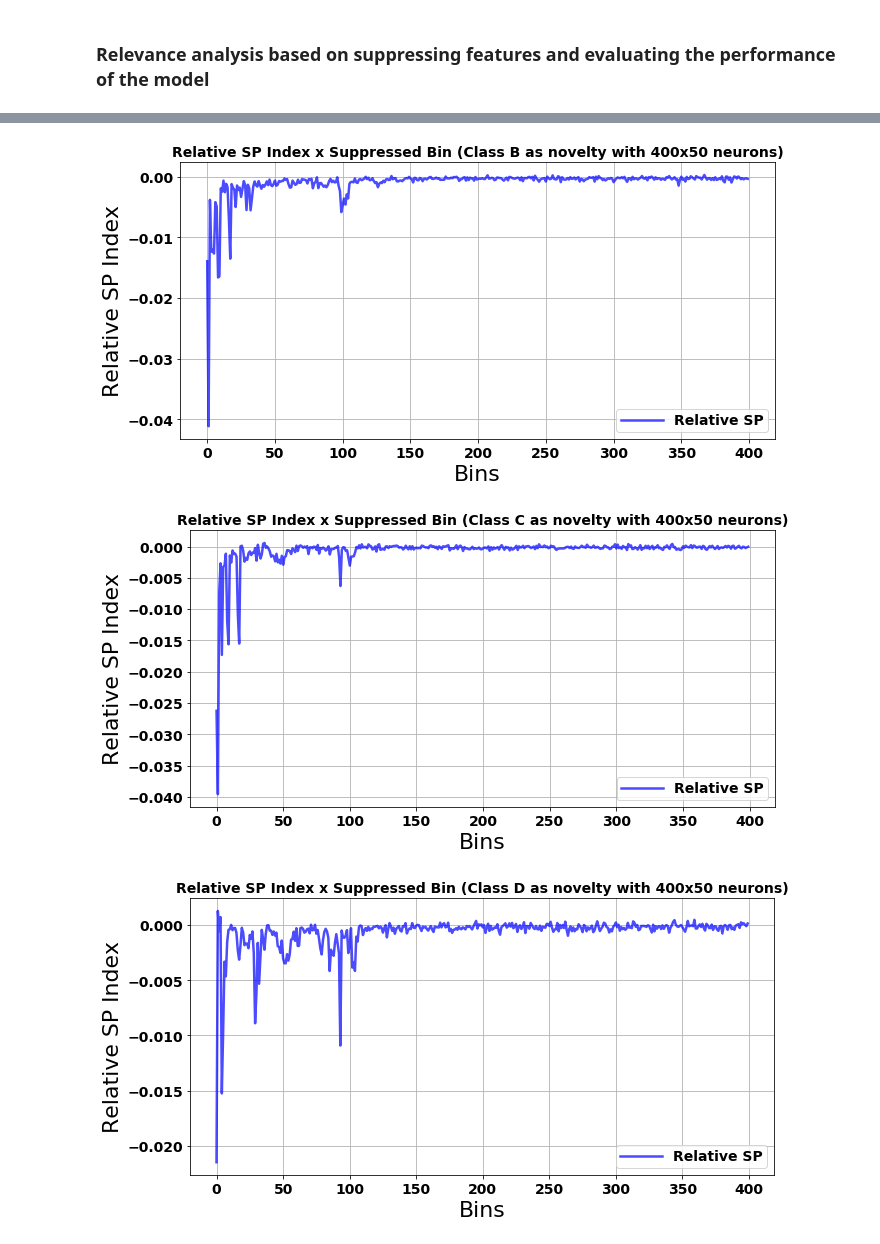
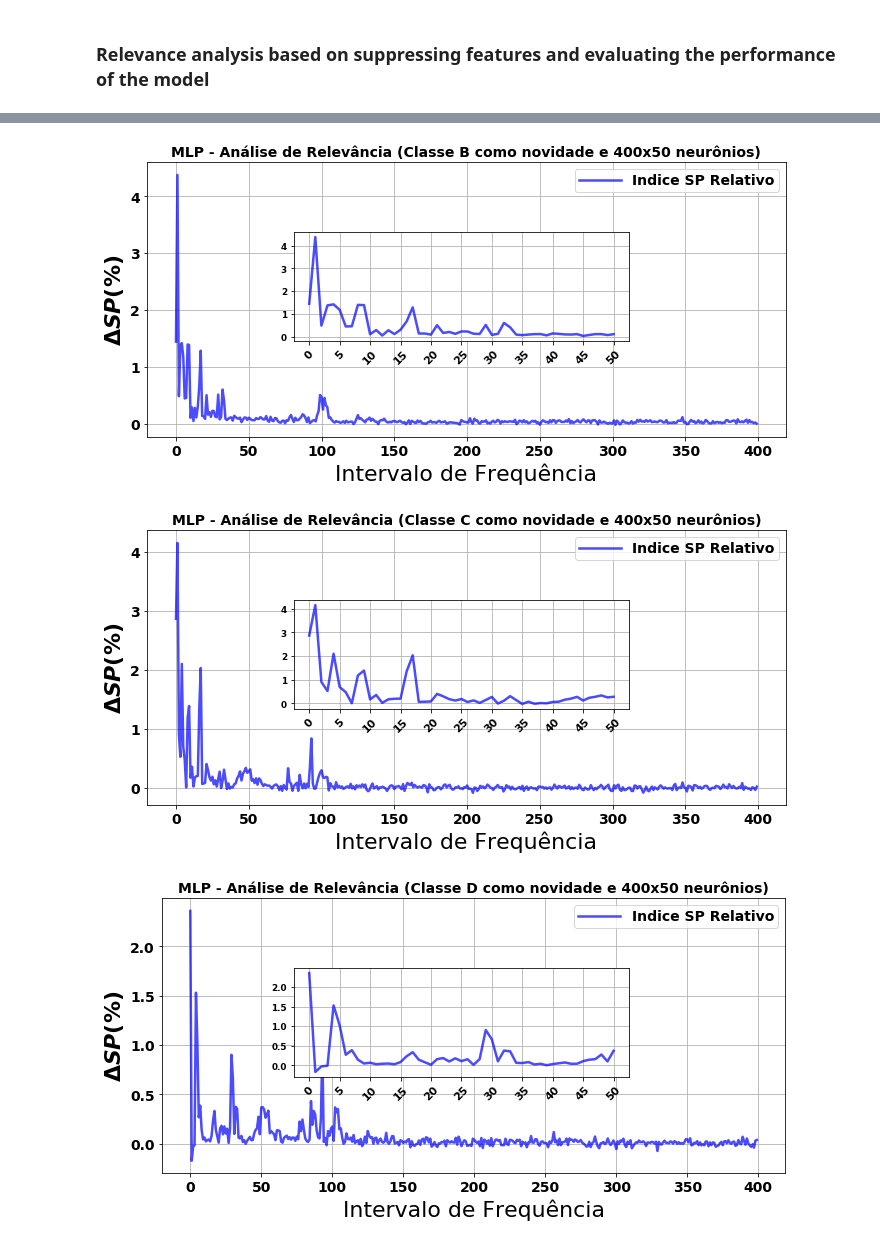
Before and after one commit to viniciusdsmello/SonarAnalysis, a Jupyter notebook: Packages/NoveltyDetection/NeuralNetwork/FeatureRelevanceAnalysis.ipynb, the cells around one changed output, grey strips where cells are left out. Drawn from its saved outputs; the diff is of its cells as text; code cells hidden in the pictures.

Commit message:
Updating analysis

```diff
--- a/Packages/NoveltyDetection/NeuralNetwork/FeatureRelevanceAnalysis.ipynb
+++ b/Packages/NoveltyDetection/NeuralNetwork/FeatureRelevanceAnalysis.ipynb
@@ -29,10 +29,10 @@ results_path = CONFIG['PACKAGE_NAME']
 training_params = {
     "Technique": "NeuralNetwork",
     "DevelopmentMode": False,
-    "DevelopmentEvents": 400,
+    "DevelopmentEvents": 300,
 }
 analysis = NNNoveltyDetectionAnalysis(parameters=training_params,
-                                      model_hash="09862c788e5407f27ba6907020be508103b7c32a8bde2875b24d33b0ffe646cb",#"288861ff98f11a0dc05b9fbd92375a80a22fe13671458441e5adc5cd38eea319",
+                                      model_hash="d7175ec280d30121856e19c075f00e5c48b862c9397484062d6c2612256f8198",#"288861ff98f11a0dc05b9fbd92375a80a22fe13671458441e5adc5cd38eea319",
                                       load_hash=True, load_data=True, verbose=True)
 all_data, all_trgt, all_trgt_sparse = analysis.getData()
 
@@ -107,7 +104,8 @@ inovelty = 0
 # neurons_mat = neurons_mat[:len(neurons_mat)-layer+2]
 
 neurons_str = models[inovelty].get_neurons_str(trn_data[inovelty],hidden_neurons=hidden_neurons)
-analysis_name = 'feature_relevance_analysis_{}_layer_{}'.format(layer, neurons_str)
+# analysis_name = 'feature_relevance_analysis_{}_layer_{}'.format(layer, neurons_str)
+analysis_name = 'feature_relevance_analysis_filled_with_mean_{}_layer_{}'.format(layer, neurons_str)
 analysis_file = os.path.join(analysis.getBaseResultsPath(), "AnalysisFiles", analysis_name + ".jbl")
 
 verbose = True
@@ -149,8 +147,9 @@ if not os.path.exists(analysis_file):
             reference_sp[inovelty, ifold] =  sp_index(known_target, np.argmax(output, axis=1))
 
             for ibin in range(n_bins):
+                print('%i '%ibin, end='')
                 temp_known_data = np.copy(known_data)
-                temp_known_data[:,ibin] = 0
+                temp_known_data[:,ibin] = np.mean(known_data[:,ibin])
                 #Get model output
                 output = classifier.predict(temp_known_data)
                 #Get SP
@@ -184,6 +172,7 @@ from sklearn import metrics
 from sklearn import preprocessing
 from sklearn.externals import joblib
 import matplotlib.pyplot as plt
+from Functions import FunctionsDataVisualization
 
 # Plot
 plt.rcParams['font.weight'] = 'bold'
@@ -196,6 +185,12 @@ plt.rcParams['legend.fontsize'] = 14
 m_colors = ['b', 'r', 'g', 'y']
 figsize = (10,5)
 
+relevance_features = {}
+
+def meth_agn_v2(x, thresh):
+    idx, = np.where(x > thresh)
+    return idx[np.argsort(x[idx])][::-1]
+
 for inovelty in range(len(analysis.class_labels)):
     # Plot results
     fig = plt.subplots(figsize=figsize)
@@ -205,27 +200,54 @@ for inovelty in range(len(analysis.class_labels)):
     mean_sp = np.mean(sp_per_bin[inovelty,:], axis=0)
     error_sp = np.std(sp_per_bin[inovelty,:,:], axis=0)
 
-    relative_sp = (mean_sp-(np.ones(mean_sp.shape)*reference_mean_sp))
+#     relative_sp = ((mean_sp-(np.ones(mean_sp.shape)*reference_mean_sp))/reference_mean_sp)*100
 
-    bins = list(range(all_data.shape[1]))
+    relative_sp = (((np.ones(mean_sp.shape)*reference_mean_sp)-mean_sp)/reference_mean_sp)*100
 
-    ax.plot(bins, relative_sp, color='b', alpha=0.7, linewidth=2.5, label='Relative SP')
+    relevance_features[analysis.class_labels[inovelty]] = {}
 
-    # ax.fill_between(bins, relative_sp+error_sp, relative_sp-error_sp, facecolor='blue', alpha=0.3)
+    relevance_features[analysis.class_labels[inovelty]]['all'] = meth_agn_v2(relative_sp, 0.01) # DeltaSP Positivo
+    relevance_features[analysis.class_labels[inovelty]]['tight'] = meth_agn_v2(relative_sp, 0.75*relative_sp.max()) # DeltaSP acima de 75% do valor maximo
+    relevance_features[analysis.class_labels[inovelty]]['medium'] = meth_agn_v2(relative_sp, 0.5*relative_sp.max()) # DeltaSP acima de 50% do valor maximo
+    relevance_features[analysis.class_labels[inovelty]]['loose'] = meth_agn_v2(relative_sp, 0.25*relative_sp.max()) # DeltaSP acima de 25% do valor maximo
+    relevance_features[analysis.class_labels[inovelty]]['veryloose'] = meth_agn_v2(relative_sp, 0.1*relative_sp.max()) # DeltaSP acima de 10% do valor maximo
 
-    ax.set_title('Relative SP Index x Suppressed Bin (Class {} as novelty with {} neurons)'.format(analysis.class_labels[inovelty], neurons_str),
+    bins = np.round(np.arange(0,all_data.shape[1],1),3)
+
+    ax.plot(bins, relative_sp, color='b', alpha=0.7, linewidth=2.5, label='Indice SP Relativo')
+
+#     ax.fill_between(bins, error_sp*100/reference_mean_sp, -error_sp*100/reference_mean_sp, facecolor='blue', alpha=0.3)
+
+    ax.set_title('MLP - Análise de Relevância (Classe {} como novidade e {} neurônios)'.format(analysis.class_labels[inovelty], neurons_str),
                                   fontsize=14, fontweight='bold')
-    ax.set_ylabel('Relative SP Index', fontsize=22)
-    ax.set_xlabel('Bins', fontsize=22)
+    ax.set_ylabel('$\Delta SP (\%)$', fontsize=22)
+    ax.set_xlabel('Intervalo de Frequência', fontsize=22)
     ax.grid()
     ax.legend()
+
+    rect = [0.2, 0.4, 0.6, 0.4]
+    ax1 = FunctionsDataVisualization.add_subplot_axes(ax,rect)
+    min_bin = 0
+    max_bin = 50
+    a = bins >= min_bin
+    b = bins <= max_bin
+    selected_bins = a & b
+
+    ax1.plot(bins[selected_bins], relative_sp[selected_bins], color='b', alpha=0.7, linewidth=2.5, label='SP Relativo')
+    step = 5
+    x_ticks = np.arange(min_bin,max_bin+step,step)
+    ax1.set_xticks(x_ticks)
+    ax1.set_xticklabels(x_ticks, rotation=45, fontsize=22)
+
+    ax1.grid()
+
     plt.tight_layout()
     #Save the figure
     neurons_str = models[inovelty].get_neurons_str(trn_data[inovelty],hidden_neurons=hidden_neurons)
     file_name = os.path.join(analysis.pictures_output_folder, analysis_name+"_{}_novelty_{}_neurons.png".format(inovelty,neurons_str))
     plt.savefig(file_name, format="png")
-    try:
-        my_bot.sendMessage(imgPath=file_name)
-    except Exception as e:
-        print("Error when sending the image to the bot. Error: {}".format(str(e)))
+#     try:
+#         my_bot.sendMessage(imgPath=file_name)
+#     except Exception as e:
+#         print("Error when sending the image to the bot. Error: {}".format(str(e)))
 # %% [output]
@@ -233,3 +255,3 @@ for inovelty in range(len(analysis.class_labels)):
-[figure, old version]
+[figure, new version]
-[figure, old version]
+[figure, new version]
-[figure, old version]
+[figure, new version]
```
Also changed, not shown: parts of 10 cells of this notebook, 21 other files.
